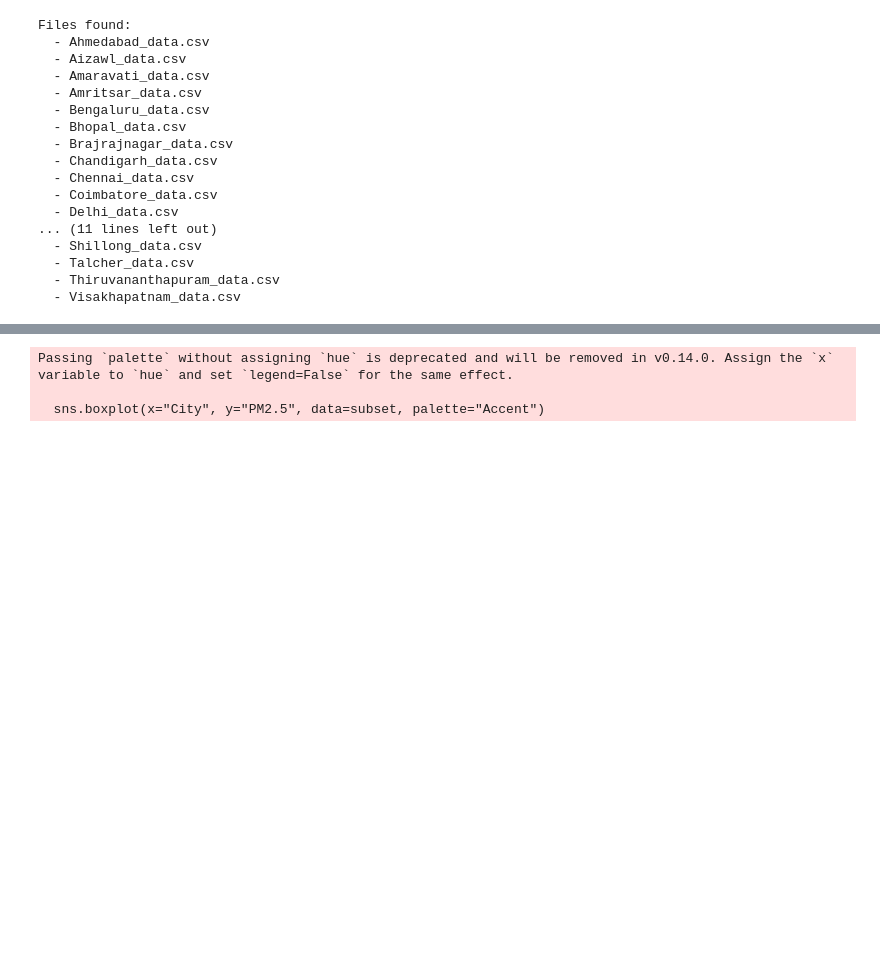
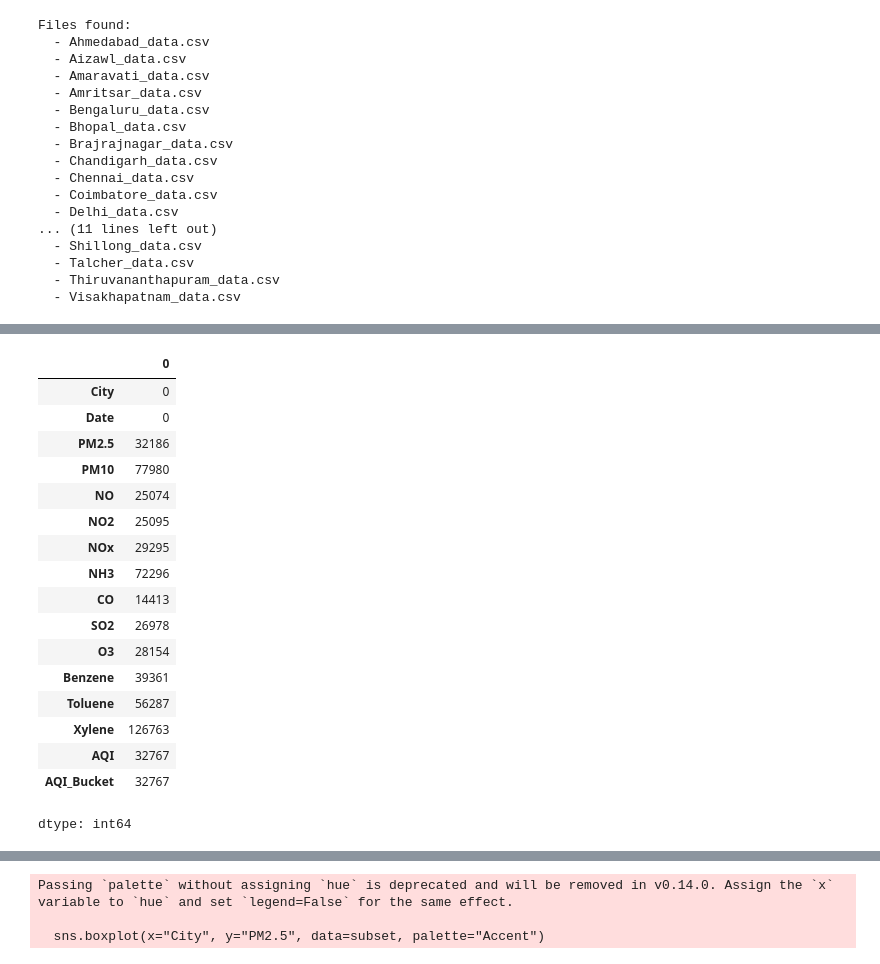
Before and after one commit to 535amar/st20338869_CMP7005_PRAC_1, a Jupyter notebook: Final_Assignment_CMP7005.ipynb, the cells around one changed output, grey strips where cells are left out. Saved outputs shown, nothing was run; the diff lists cells and outputs as text; code cells hidden in the pictures; blank space fills up the shorter version.

```diff
--- a/Final_Assignment_CMP7005.ipynb
+++ b/Final_Assignment_CMP7005.ipynb
@@ -332,0 +68,40 @@ Some cities show a wider spread and more extreme upper outliers, indicating more
+# %%
+import pandas as pd
+import numpy as np
+import glob
+import os
+
+# Path where all city CSV files are stored
+data_path = "/content/drive/MyDrive/Colab/Programming for Data Analysis/CMP 7005 Air quality/*.csv"
+
+# Collect every CSV except the pre-merged 'all_cities_combined' file
+csv_files = [f for f in glob.glob(data_path) if "all_cities_combined" not in f]
+
+print("Number of CSV files found:", len(csv_files))
+print("\nFiles found:")
+for f in sorted(csv_files):
+    print("  -", os.path.basename(f))
+
+# Merge all city datasets
+df_list = []
+
+for file_path in sorted(csv_files):
+    city_name = os.path.basename(file_path).replace("_data.csv", "")
+    print(f"\nLoading: {city_name}")
+
+    df_city = pd.read_csv(file_path)
+    df_city["City"] = city_name   # Add city name column
+
+    df_list.append(df_city)
+
+# Combine everything into a single DataFrame
+all_data = pd.concat(df_list, ignore_index=True)
+
+print("\nMerged dataset created successfully!")
+print("Shape:", all_data.shape)
+
+# Save the merged file back to Drive
+merged_save_path = "/content/drive/MyDrive/Colab/Programming for Data Analysis/CMP 7005 Air quality/all_cities_merged.csv"
+all_data.to_csv(merged_save_path, index=False)
+
+print("\nMerged file saved to:", merged_save_path)
@@ -332,0 +146,22 @@ Some cities show a wider spread and more extreme upper outliers, indicating more
+# %%
+# Checking missing values for each column
+all_data.isna().sum()
+# %% [output]
+|  | 0 |
+| City | 0 |
+| Date | 0 |
+| PM2.5 | 32186 |
+| PM10 | 77980 |
+| NO | 25074 |
+| NO2 | 25095 |
+| NOx | 29295 |
+| NH3 | 72296 |
+| CO | 14413 |
+| SO2 | 26978 |
+| O3 | 28154 |
+| Benzene | 39361 |
+| Toluene | 56287 |
+| Xylene | 126763 |
+| AQI | 32767 |
+| AQI_Bucket | 32767 |
+dtype: int64
```
Also changed, not shown: parts of 105 cells of this notebook.
